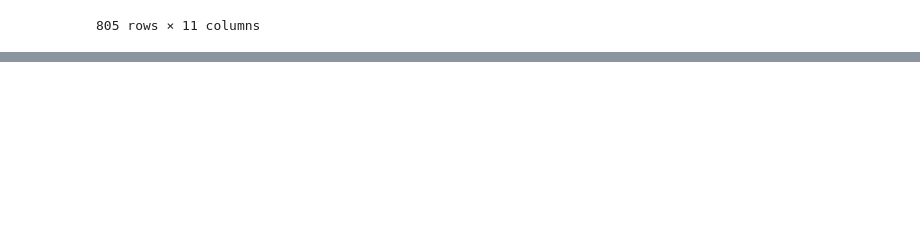
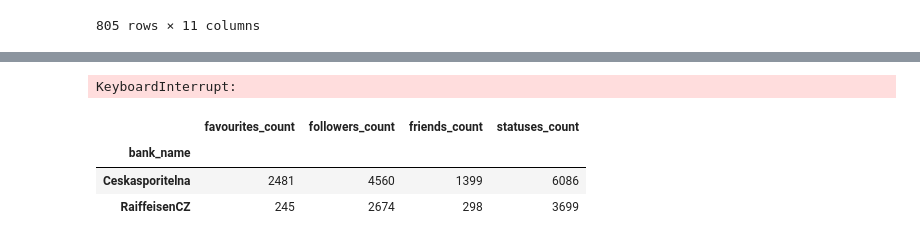
Before and after one commit to roman-ruzica/twitter_project_ruzica_zacharova, a Jupyter notebook: Analysis.ipynb, the cells around one changed output, grey strips where cells are left out. Saved outputs shown, nothing was run; the diff lists cells and outputs as text; code cells hidden in the pictures; blank space fills up the shorter version.

```diff
--- a/Analysis.ipynb
+++ b/Analysis.ipynb
@@ -156,0 +191,23 @@ rajf_reply[rajf_reply['card_mentioned'] >= 0]
+# %%
+
+fig = plt.figure()
+plt.title('language of tweets ')
+ax = fig.add_axes([0,0,1,1])
+groups = all_pd["bank_name"]
+
+cs_lang = all_pd["cs"].sum()
+en_lang = all_pd["en"].sum()
+
+plt.bar(groups, cs_lang, color = 'b')
+plt.bar(groups, en_lang, color = 'r', bottom = cs_lang)
+
+plt.show()
+# %% [output]
+KeyboardInterrupt:
+# %%
+all_pd[["bank_name", "favourites_count", "followers_count", "friends_count", "statuses_count"]].groupby('bank_name').max()
+# %% [output]
+|  | favourites_count | followers_count | friends_count | statuses_count |
+| bank_name |  |  |  |  |
+| Ceskasporitelna | 2481 | 4560 | 1399 | 6086 |
+| RaiffeisenCZ | 245 | 2674 | 298 | 3699 |
```
Also changed, not shown: parts of 12 cells of this notebook.
